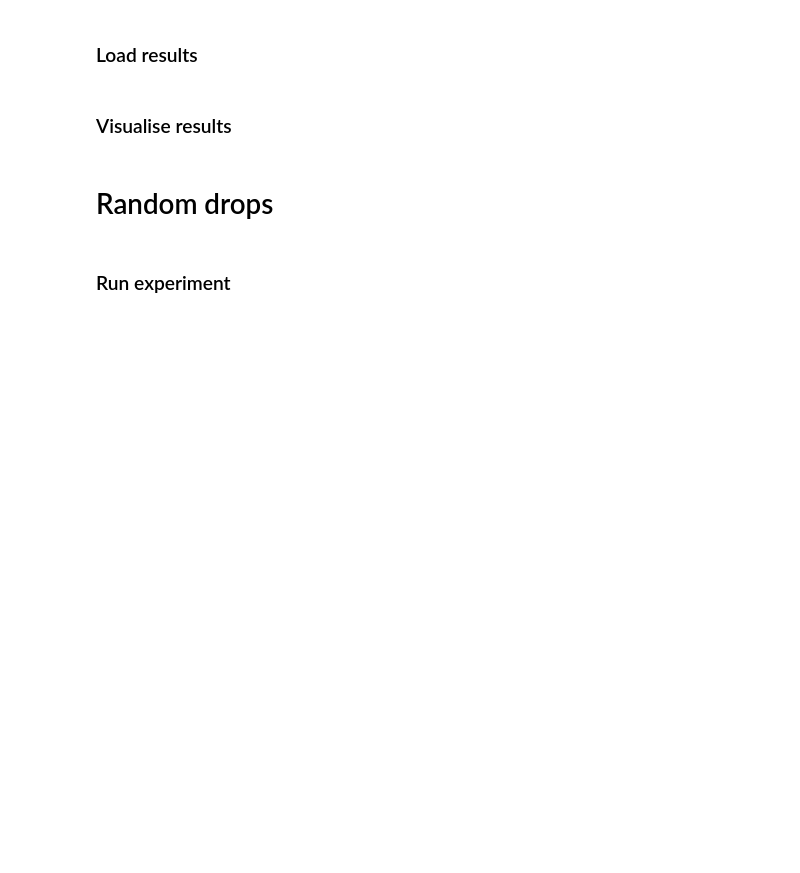
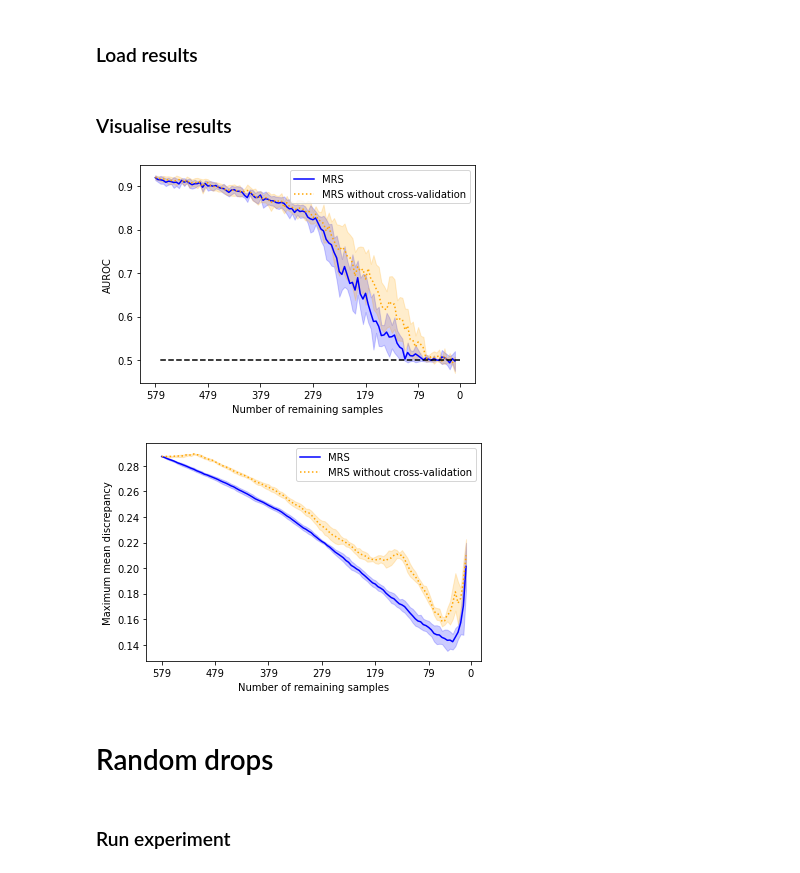
Before and after one commit to laksannathan/maximal-representative-sampling, a Jupyter notebook: src/Maximal Representative Sampling.ipynb, the cells around one changed output. Cells and saved outputs as stored; diff of their text form; code cells hidden in the pictures; blank space fills up the shorter version.

```diff
--- a/src/Maximal Representative Sampling.ipynb
+++ b/src/Maximal Representative Sampling.ipynb
@@ -1075,15 +1060,6 @@ std_mmds_without_temperature = pickle.load(open("results/std_mmds_without_temper
 gesis_mean_mmds = pickle.load(open("results/gesis_mean_mmds", 'rb'))
 gesis_std_mmds = pickle.load(open("results/gesis_std_mmds", 'rb'))
 
-median_aucs_without_temperature = pickle.load(open("results/median_aucs_without_temperature", 'rb'))
-mad_aucs_without_temperature = pickle.load(open("results/mad_aucs_without_temperature", 'rb'))
-median_aucs_temperature = pickle.load(open("results/gesis_median_aucs", 'rb'))
-mad_aucs_temperature = pickle.load(open("results/gesis_mad_aucs", 'rb'))
-median_mmds_without_temperature = pickle.load(open("results/mean_mmds_without_temperature", 'rb'))
-mad_mmds_without_temperature = pickle.load(open("results/mad_mmds_without_temperature", 'rb'))
-gesis_median_mmds = pickle.load(open("results/gesis_mean_mmds", 'rb'))
-gesis_mad_mmds = pickle.load(open("results/gesis_mad_mmds", 'rb'))
-
 mrs_iterations_without_temperature = pickle.load(open("results/mrs_iterations_without_temperature", 'rb'))
 drop_without_temperature = pickle.load(open("results/drop_without_temperature", 'rb'))
 mmd_iteration_without_temperature = pickle.load(open("results/mmd_iteration_without_temperature", 'rb'))
@@ -1281,25 +1251,21 @@ len_gbs = pickle.load(open('results/len_gbs', 'rb'))
 # %%
 save = True
 file_directory = os.path.join(os.getcwd(), "final_results/cross_validation_comparison/")
 os.makedirs(file_directory, exist_ok=True)
 
 experiment_label = 'MRS without cross-validation'
 
-plot_experiment_comparison_auc(gesis_median_aucs, gesis_std_aucs, median_aucs_without_cv,
-                                std_aucs_without_cv, experiment_label, drop_without_cv,
-                           file_directory+'auc_cv', len_gbs, save=save)
-plot_experiment_comparison_mmd(gesis_median_mmds, gesis_std_mmds,  median_mmds_without_cv,
-                               std_mmds_without_cv,
-                               experiment_label, drop_without_cv, mmd_iteration_without_cv,
-                               file_directory+'mmd_cv', len_gbs, save=save)
 
 plot_experiment_comparison_auc(gesis_mean_aucs, gesis_std_aucs, mean_aucs_without_cv,
                                 std_aucs_without_cv, experiment_label, drop_without_cv,
                            file_directory+'auc_cv_mean', len_gbs, save=save)
-plot_experiment_comparison_mmd(gesis_median_mmds, gesis_mad_mmds,  median_mmds_without_cv,
+plot_experiment_comparison_mmd(gesis_mean_mmds, gesis_std_mmds,  median_mmds_without_cv,
                                mad_mmds_without_cv,
                                experiment_label, drop_without_cv, mmd_iteration_without_cv,
-                               file_directory+'mmd_cv_median', len_gbs, save=save)
+                               file_directory+'mmd_cv_mean', len_gbs, save=save)
+# %% [output]
+[figure, added]
+[figure, added]
 # %% [markdown]
 # Random drops
 # %% [markdown]
```
Also changed, not shown: parts of 7 cells of this notebook, 36 other files.
